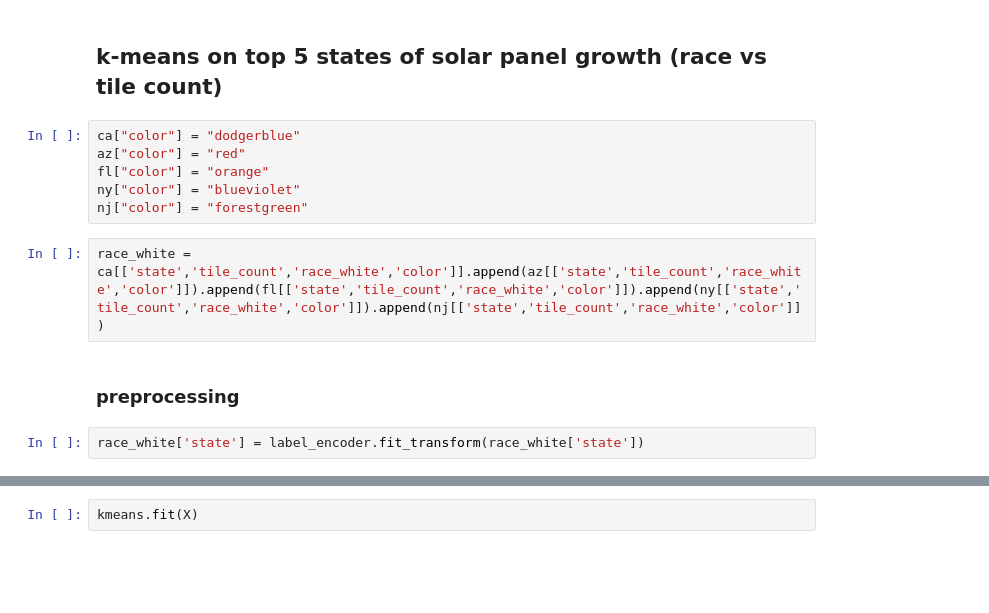
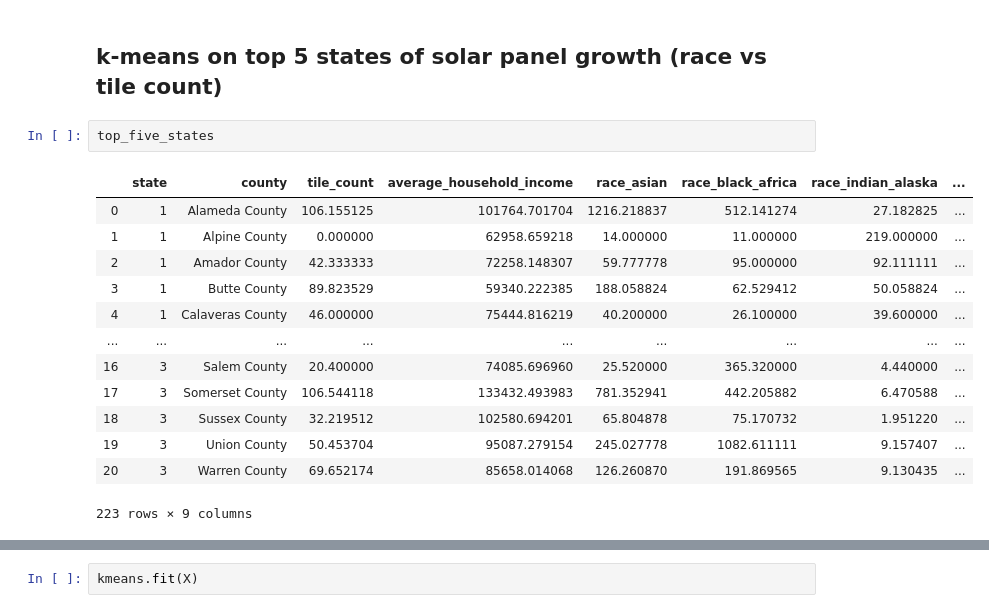
Before and after one commit to zs19930830/CMPE255, a Jupyter notebook: src/analysis.ipynb, the cells around one changed output, grey strips where cells are left out. Drawn from its saved outputs; the diff is of its cells as text; blank space fills up the shorter version.

```diff
--- a/src/analysis.ipynb
+++ b/src/analysis.ipynb
@@ -368,16 +343,20 @@ Text(0, 0.5, 'Average Tile count')
 [figure]
 # %% [markdown]
 ## k-means on top 5 states of solar panel growth (race vs tile count)
-# %%
-ca["color"] = "dodgerblue"
-az["color"] = "red"
-fl["color"] = "orange"
-ny["color"] = "blueviolet"
-nj["color"] = "forestgreen"
-# %%
-race_white = ca[['state','tile_count','race_white','color']].append(az[['state','tile_count','race_white','color']]).append(fl[['state','tile_count','race_white','color']]).append(ny[['state','tile_count','race_white','color']]).append(nj[['state','tile_count','race_white','color']])
-# %% [markdown]
-### preprocessing
-# %%
-race_white['state'] = label_encoder.fit_transform(race_white['state'])
+# %%
+top_five_states
+# %% [output]
+|  | state | county | tile_count | average_household_income | race_asian | race_black_africa | race_indian_alaska | ... |
+| 0 | 1 | Alameda County | 106.155125 | 101764.701704 | 1216.218837 | 512.141274 | 27.182825 | ... |
+| 1 | 1 | Alpine County | 0.000000 | 62958.659218 | 14.000000 | 11.000000 | 219.000000 | ... |
+| 2 | 1 | Amador County | 42.333333 | 72258.148307 | 59.777778 | 95.000000 | 92.111111 | ... |
+| 3 | 1 | Butte County | 89.823529 | 59340.222385 | 188.058824 | 62.529412 | 50.058824 | ... |
+| 4 | 1 | Calaveras County | 46.000000 | 75444.816219 | 40.200000 | 26.100000 | 39.600000 | ... |
+| ... | ... | ... | ... | ... | ... | ... | ... | ... |
+| 16 | 3 | Salem County | 20.400000 | 74085.696960 | 25.520000 | 365.320000 | 4.440000 | ... |
+| 17 | 3 | Somerset County | 106.544118 | 133432.493983 | 781.352941 | 442.205882 | 6.470588 | ... |
+| 18 | 3 | Sussex County | 32.219512 | 102580.694201 | 65.804878 | 75.170732 | 1.951220 | ... |
+| 19 | 3 | Union County | 50.453704 | 95087.279154 | 245.027778 | 1082.611111 | 9.157407 | ... |
+| 20 | 3 | Warren County | 69.652174 | 85658.014068 | 126.260870 | 191.869565 | 9.130435 | ... |
+223 rows × 9 columns
 # %%
```
Also changed, not shown: parts of 12 cells of this notebook, 1 other file.
